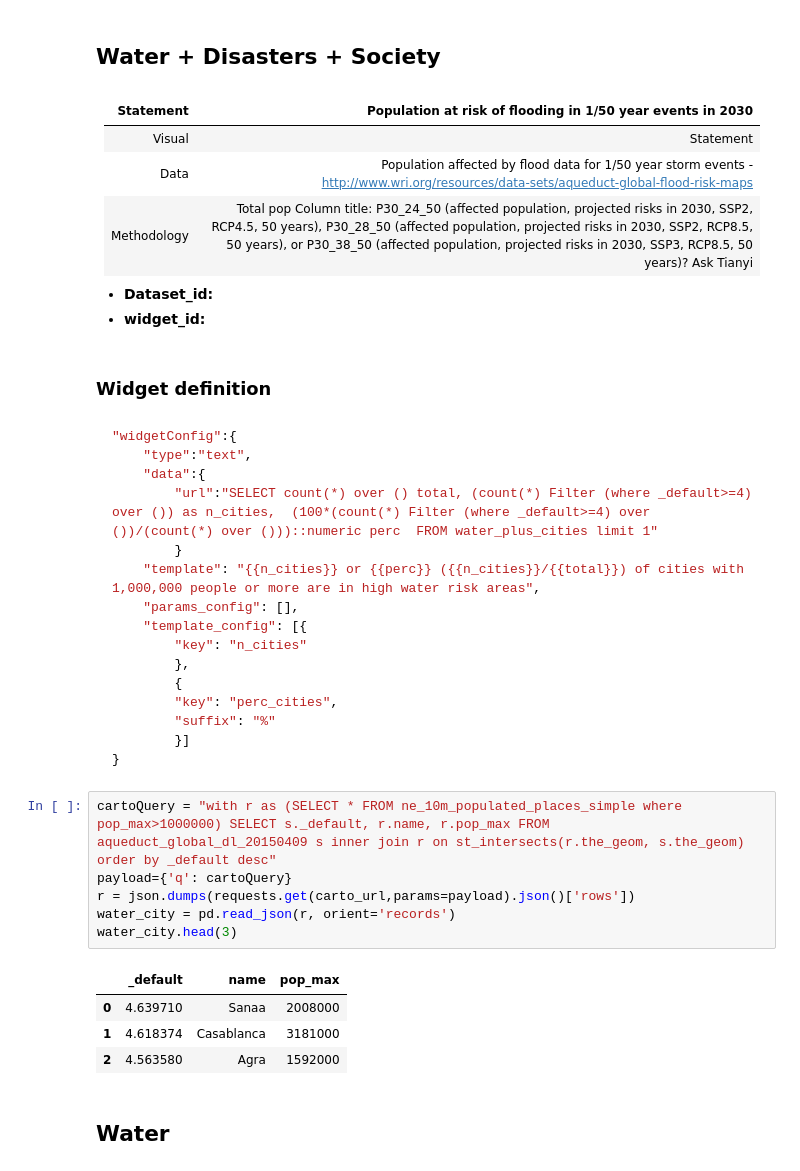
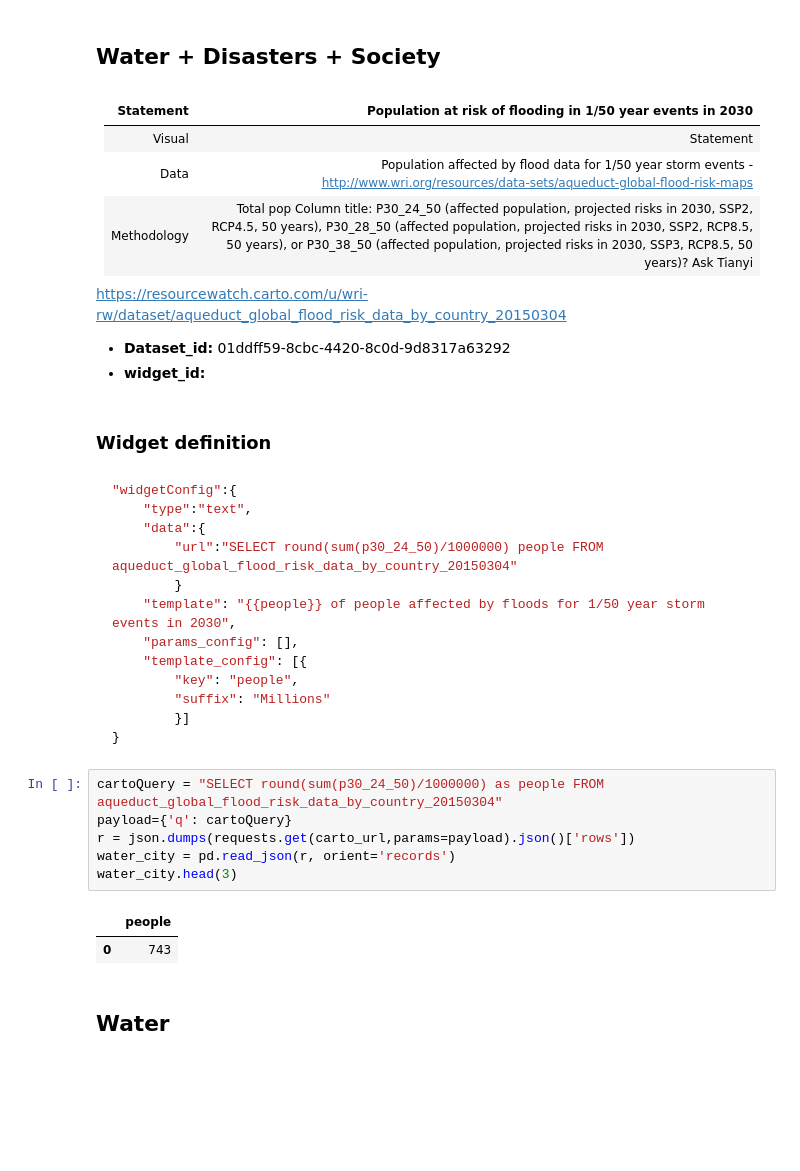
Before and after one commit to resource-watch/notebooks, a Jupyter notebook: ResourceWatch/dashboards/water_dashboard.ipynb, the cells around one changed output. Cells and saved outputs as stored; diff of their text form; blank space fills up the shorter version.

````diff
--- a/ResourceWatch/dashboards/water_dashboard.ipynb
+++ b/ResourceWatch/dashboards/water_dashboard.ipynb
@@ -306,40 +308,35 @@ Data management ---> nrt scrip that updates it
 | Visual       | Statement |
 | Data         | Population affected by flood data for 1/50 year storm events - http://www.wri.org/resources/data-sets/aqueduct-global-flood-risk-maps |
 | Methodology  | Total pop Column title: P30_24_50 (affected population, projected risks in 2030, SSP2, RCP4.5, 50 years), P30_28_50 (affected population, projected risks in 2030, SSP2, RCP8.5, 50 years), or P30_38_50 (affected population, projected risks in 2030, SSP3, RCP8.5, 50 years)? Ask Tianyi |
-
-* **Dataset_id:**
+https://resourcewatch.carto.com/u/wri-rw/dataset/aqueduct_global_flood_risk_data_by_country_20150304
+* **Dataset_id:** 01ddff59-8cbc-4420-8c0d-9d8317a63292
 * **widget_id:**
 # %% [markdown]
 ### Widget definition
-# %% [markdown]
-```json
-"widgetConfig":{
-    "type":"text",
-    "data":{
-        "url":"SELECT count(*) over () total, (count(*) Filter (where _default>=4) over ()) as n_cities,  (100*(count(*) Filter (where _default>=4) over ())/(count(*) over ()))::numeric perc  FROM water_plus_cities limit 1"
-        }
-    "template": "{{n_cities}} or {{perc}} ({{n_cities}}/{{total}}) of cities with 1,000,000 people or more are in high water risk areas",
-    "params_config": [],
-    "template_config": [{
-        "key": "n_cities"
-        },
-        {
-        "key": "perc_cities",
-        "suffix": "%"
-        }]
-}
-```
+# %% [markdown]
+```json
+"widgetConfig":{
+    "type":"text",
+    "data":{
+        "url":"SELECT round(sum(p30_24_50)/1000000) people FROM aqueduct_global_flood_risk_data_by_country_20150304"
+        }
+    "template": "{{people}} of people affected by floods for 1/50 year storm events in 2030",
+    "params_config": [],
+    "template_config": [{
+        "key": "people",
+        "suffix": "Millions"
+        }]
+}
+```
 # %%
-cartoQuery = "with r as (SELECT * FROM ne_10m_populated_places_simple where pop_max>1000000) SELECT s._default, r.name, r.pop_max FROM aqueduct_global_dl_20150409 s inner join r on st_intersects(r.the_geom, s.the_geom) order by _default desc"
+cartoQuery = "SELECT round(sum(p30_24_50)/1000000) as people FROM aqueduct_global_flood_risk_data_by_country_20150304"
 payload={'q': cartoQuery}
 r = json.dumps(requests.get(carto_url,params=payload).json()['rows'])
 water_city = pd.read_json(r, orient='records')
 water_city.head(3)
 # %% [output]
-|  | _default | name | pop_max |
-| 0 | 4.639710 | Sanaa | 2008000 |
-| 1 | 4.618374 | Casablanca | 3181000 |
-| 2 | 4.563580 | Agra | 1592000 |
+|  | people |
+| 0 | 743 |
 # %% [markdown]
 ## Water
 # %% [markdown]
````
Also changed, not shown: parts of 4 cells of this notebook, 3 other files.
